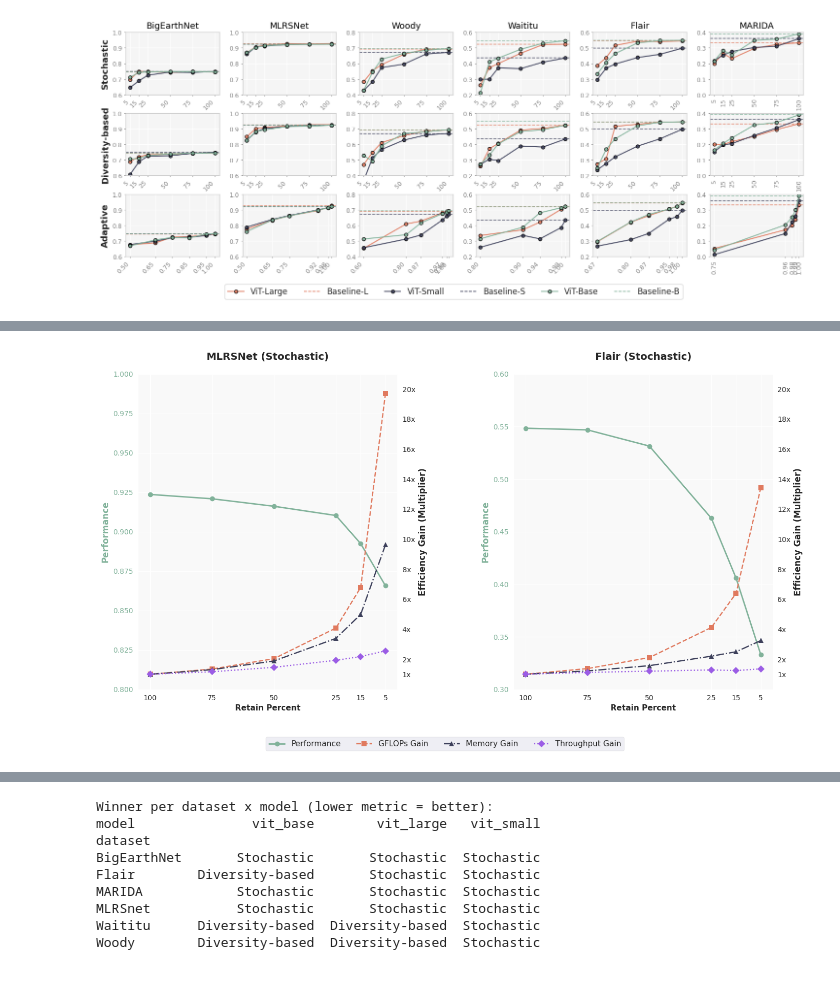
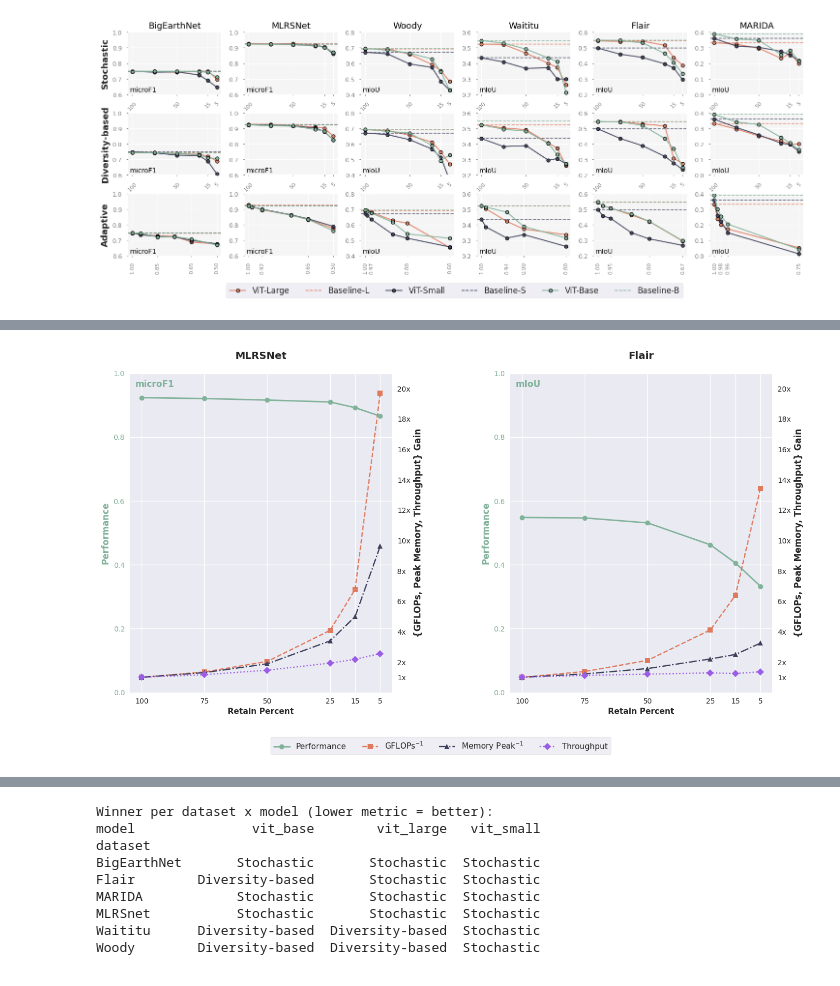
Before and after one commit to Orion-AI-Lab/RedundancyInvestigationEO, a Jupyter notebook: my_plots.ipynb, the cells around one changed output, grey strips where cells are left out. Drawn from its saved outputs; the diff is of its cells as text; code cells hidden in the pictures.

Commit message:
plots

```diff
--- a/my_plots.ipynb
+++ b/my_plots.ipynb
@@ -127,7 +128,7 @@ import matplotlib.lines as mlines
 import numpy as np
 import matplotlib as mpl
 
-mpl.style.use("seaborn-v0_8-whitegrid")
+mpl.style.use("seaborn-v0_8")
 
 models = ["ViT-Large", "ViT-Small", "ViT-Base"]
 model_colors = {
@@ -221,38 +222,59 @@ for row_idx, (row_label, row_datasets, x_dict, x_label, use_per_dataset_x) in en
         # Titles and labels
         if row_idx == 0:
             ax.set_title(dataset_name, fontsize=13, color="black")
         if col_idx == 0:
             ax.set_ylabel(row_label, fontsize=13, fontweight="bold")
 
+        ax.invert_xaxis()
         ax.set_xlabel("")
         ax.set_xticks(x_vals)
-        rot, ha = (90, "center") if dataset_name == "MARIDA" else (45, "right")
-        ax.set_xticklabels([f"{x:.2f}" if isinstance(x, float) else str(x)
-                            for x in x_vals],
-                           color="gray", fontsize=9, rotation=rot, ha=ha)
+
+        rot, ha = (90, "center") if row_label == "Adaptive" else (45, "center")
+
+        max_labels = 4  # <= how many x labels you want per subplot
+
+        if len(x_vals) > max_labels:
+            # choose ~max_labels evenly spaced indices
+            show_idx = np.linspace(0, len(x_vals) - 1, max_labels, dtype=int)
+            tick_positions = [x_vals[i] for i in show_idx]
+            tick_labels = [
+                f"{x_vals[i]:.2f}" if isinstance(x_vals[i], float) else str(x_vals[i])
+                for i in show_idx
+            ]
+            ax.set_xticks(tick_positions)
+            ax.set_xticklabels(tick_labels, color="gray", fontsize=8, rotation=rot, ha=ha)
+        else:
+            ax.set_xticklabels(
+                [f"{x:.2f}" if isinstance(x, float) else str(x) for x in x_vals],
+                color="gray", fontsize=8, rotation=rot, ha=ha,
+            )
 
         ymin, ymax = y_limits.get(dataset_name, (0.0, 1.0))
         ax.set_ylim(ymin, ymax)
         yticks = np.arange(ymin, ymax + 0.01, 0.1)
         ax.set_yticks(yticks)
         ax.set_yticklabels([f"{y:.1f}" for y in yticks], color="gray", fontsize=9)
         ax.grid(True, linewidth=1.0, color="white", linestyle="-")
+        # Performance metric label in bottom-left corner (mIoU / microF1)
+        metric_label = "microF1" if dataset_name in ("BigEarthNet", "MLRSNet") else "mIoU"
+        ax.text(0.02, 0.02, metric_label, transform=ax.transAxes, fontsize=10, verticalalignment="bottom",
+                horizontalalignment="left", color="black")
 
 fig.legend(
     handles=legend_handles,
     labels=legend_labels,
     loc="lower center",
     fontsize=12,
     frameon=True,
     ncol=6,
     bbox_to_anchor=(0.5, -0.05),
 )
 
 plt.tight_layout(rect=[0, 0.05, 1, 1])
 plt.savefig("paper_plots/main_results_training.pdf", transparent=False, bbox_inches="tight", dpi=300)
 plt.show()
 # %% [output]
-[figure, old version]
+[figure, new version]
 # %%
 # Metric: reward minimal performance drop when decreasing retain_percent (start from 100%)
 # Traverse from high x (100%) to low x; M = (1/N)*sum_i (Perf_{i-1} - Perf_i)*(x_{i-1} - x_i).
@@ -508,4 +399,6 @@ plt.show()
 # %%
+#TRAINING_gains
+
 import matplotlib.pyplot as plt
 import matplotlib.gridspec as gridspec
 import numpy as np
@@ -545,7 +438,7 @@ model_colors = {
 rows = [("Stochastic", "Retain Percent")]
 datasets = ["MLRSNet", "Flair"]
 # Adjusted MLRSNet y-limit to fit your performance data (0.86 - 0.92)
-y_limits_perf = {"MLRSNet": (0.8, 1.0), "Flair": (0.3, 0.6)}
+y_limits_perf = {"MLRSNet": (0.0, 1.0), "Flair": (0.0, 1.0)}
 
 fig = plt.figure(figsize=(16, 8))
 gs = gridspec.GridSpec(len(rows), len(datasets), figure=fig, hspace=0.4, wspace=0.45)
@@ -555,7 +448,7 @@ legend_handles = []
 for row_idx, (row_label, x_label) in enumerate(rows):
     for col_idx, dataset_name in enumerate(datasets):
         ax1 = fig.add_subplot(gs[row_idx, col_idx])
-        ax1.set_facecolor("#F9F9F9")
+        #ax1.set_facecolor("#F9F9F9")
 
         data = gains_data[dataset_name][row_label]
 
@@ -579,13 +472,16 @@ for row_idx, (row_label, x_label) in enumerate(rows):
         ax1.set_ylim(y_limits_perf[dataset_name])
         ax1.tick_params(axis='y', labelcolor=model_colors["Performance"])
 
+        metric_label = "microF1" if dataset_name == "MLRSNet" else "mIoU"
+        ax1.text(0.02, 0.98, metric_label, transform=ax1.transAxes, fontsize=12, fontweight="bold", verticalalignment="top", horizontalalignment="left", color=model_colors["Performance"])
+
         # --- Axis 2: Efficiency Gains (Right) ---
         ax2 = ax1.twinx()
-        l2, = ax2.plot(x_vals, gflops_gain, marker="s", ls="--", color=model_colors["GFLOPs_Gain"], label="GFLOPs Gain")
-        l3, = ax2.plot(x_vals, memory_gain, marker="^", ls="-.", color=model_colors["Memory_Gain"], label="Memory Gain")
-        l4, = ax2.plot(x_vals, thru_gain, marker="D", ls=":", color=model_colors["Throughput_Gain"], label="Throughput Gain")
+        l2, = ax2.plot(x_vals, gflops_gain, marker="s", ls="--", color=model_colors["GFLOPs_Gain"], label=r"GFLOPs$^{-1}$")
+        l3, = ax2.plot(x_vals, memory_gain, marker="^", ls="-.", color=model_colors["Memory_Gain"], label=r"Memory Peak$^{-1}$")
+        l4, = ax2.plot(x_vals, thru_gain, marker="D", ls=":", color=model_colors["Throughput_Gain"], label="Throughput")
 
-        ax2.set_ylabel("Efficiency Gain (Multiplier)", fontweight="bold", fontsize=12)
+        ax2.set_ylabel("{GFLOPs, Peak Memory, Throughput} Gain", fontweight="bold", fontsize=12)
         ax2.set_yticks([1, 2, 4, 6, 8, 10, 12, 14, 16, 18, 20])
         ax2.set_yticklabels([f"{t}x" for t in ax2.get_yticks()])
         ax2.set_ylim(0, 21) # Expanded to fit GFLOPs gain (~19x for MLRSNet)
@@ -596,14 +492,19 @@ for row_idx, (row_label, x_label) in enumerate(rows):
         ax1.invert_xaxis() # Show 100% -> 5%
 
         if row_idx == 0:
-            ax1.set_title(f"{dataset_name} ({row_label})", fontsize=14, fontweight="bold", pad=20)
+            ax1.set_title(f"{dataset_name}", fontsize=14, fontweight="bold", pad=20)
 
         if row_idx == 0 and col_idx == 0:
             legend_handles = [l1, l2, l3, l4]
 
+
+
+
 # Global Legend
 fig.legend(handles=legend_handles, loc="lower center", ncol=4, bbox_to_anchor=(0.5, -0.05), frameon=True, fontsize=11)
-plt.tight_layout(rect=[0, 0.08, 1, 0.95])
+plt.tight_layout(rect=[0, 0.05, 1, 1])
+plt.savefig("paper_plots/training_gains.pdf", transparent=False, bbox_inches="tight", dpi=300)
+#plt.tight_layout(rect=[0, 0.08, 1, 0.95])
 plt.show()
 # %% [output]
-[figure, old version]
+[figure, new version]
```
Also changed, not shown: parts of 15 cells of this notebook.
